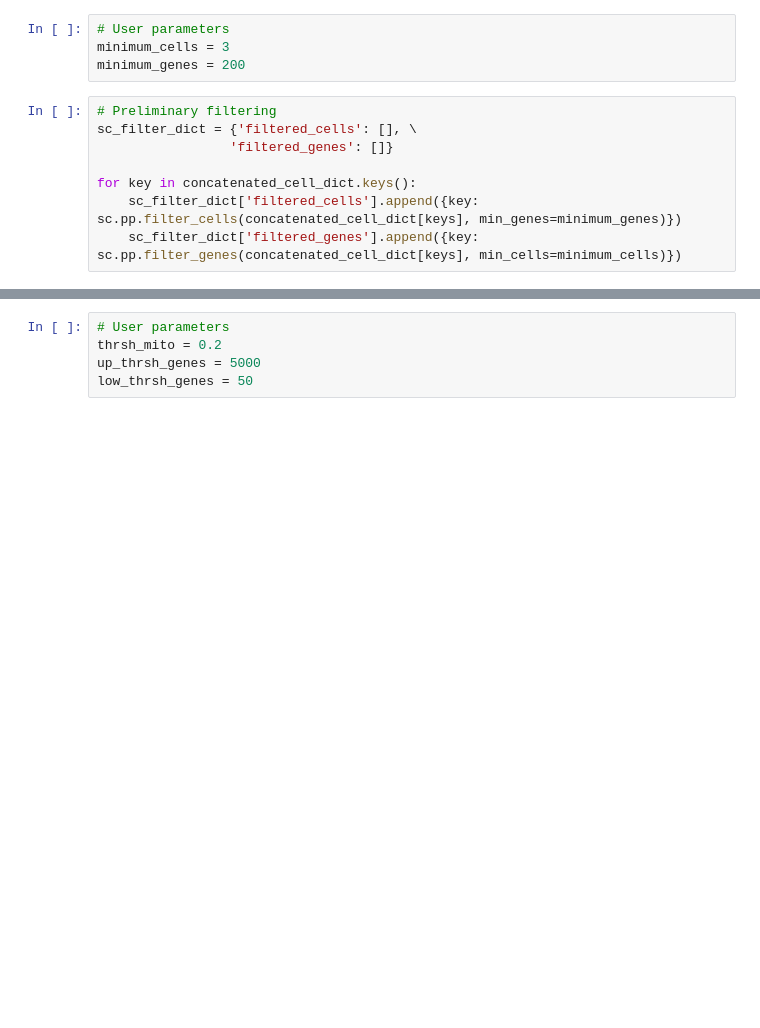
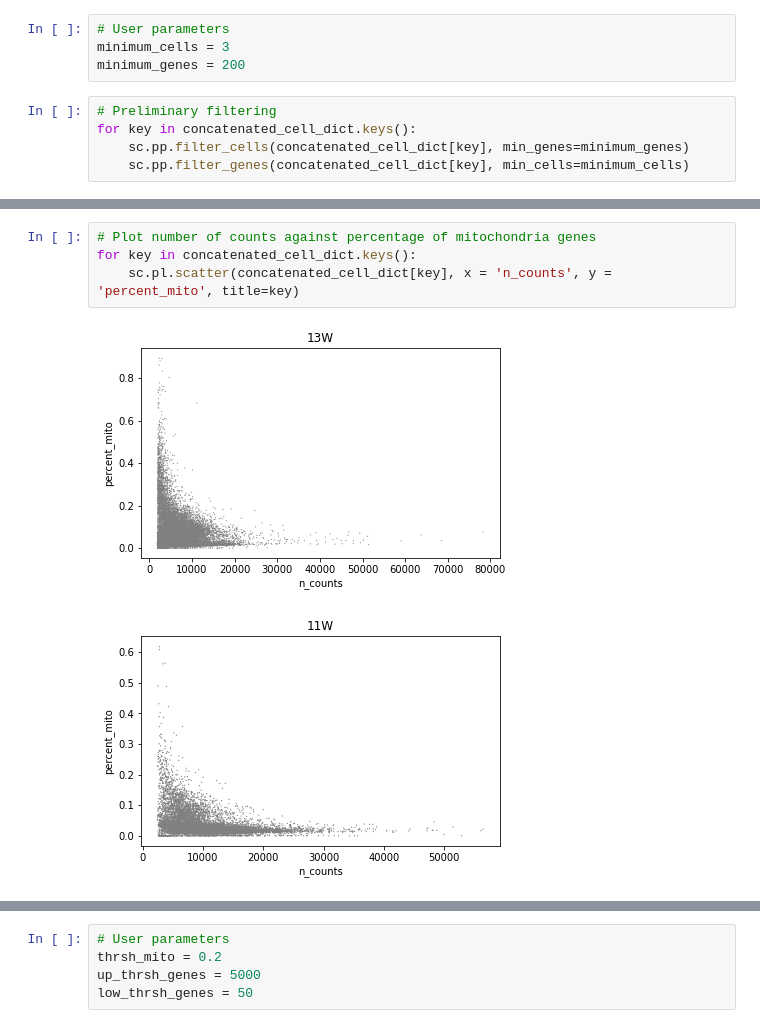
Before and after one commit to henrygong/trajectories, a Jupyter notebook: cardiomyocyte_classification/scanpy_HoC.ipynb, the cells around one changed output, grey strips where cells are left out. Drawn from its saved outputs; the diff is of its cells as text; blank space fills up the shorter version.

Commit message:
fixed preliminary filtering for scaling

```diff
--- a/cardiomyocyte_classification/scanpy_HoC.ipynb
+++ b/cardiomyocyte_classification/scanpy_HoC.ipynb
@@ -121,9 +123,6 @@ minimum_cells = 3
 minimum_genes = 200
 # %%
 # Preliminary filtering
-sc_filter_dict = {'filtered_cells': [], \
-                 'filtered_genes': []}
-
 for key in concatenated_cell_dict.keys():
-    sc_filter_dict['filtered_cells'].append({key: sc.pp.filter_cells(concatenated_cell_dict[keys], min_genes=minimum_genes)})
-    sc_filter_dict['filtered_genes'].append({key: sc.pp.filter_genes(concatenated_cell_dict[keys], min_cells=minimum_cells)})
+    sc.pp.filter_cells(concatenated_cell_dict[key], min_genes=minimum_genes)
+    sc.pp.filter_genes(concatenated_cell_dict[key], min_cells=minimum_cells)
@@ -133,0 +136,7 @@ sc_filter_dict['filtered_genes']
+# %%
+# Plot number of counts against percentage of mitochondria genes
+for key in concatenated_cell_dict.keys():
+    sc.pl.scatter(concatenated_cell_dict[key], x = 'n_counts', y = 'percent_mito', title=key)
+# %% [output]
+[figure, added]
+[figure, added]
```
Also changed, not shown: parts of 16 cells of this notebook.
